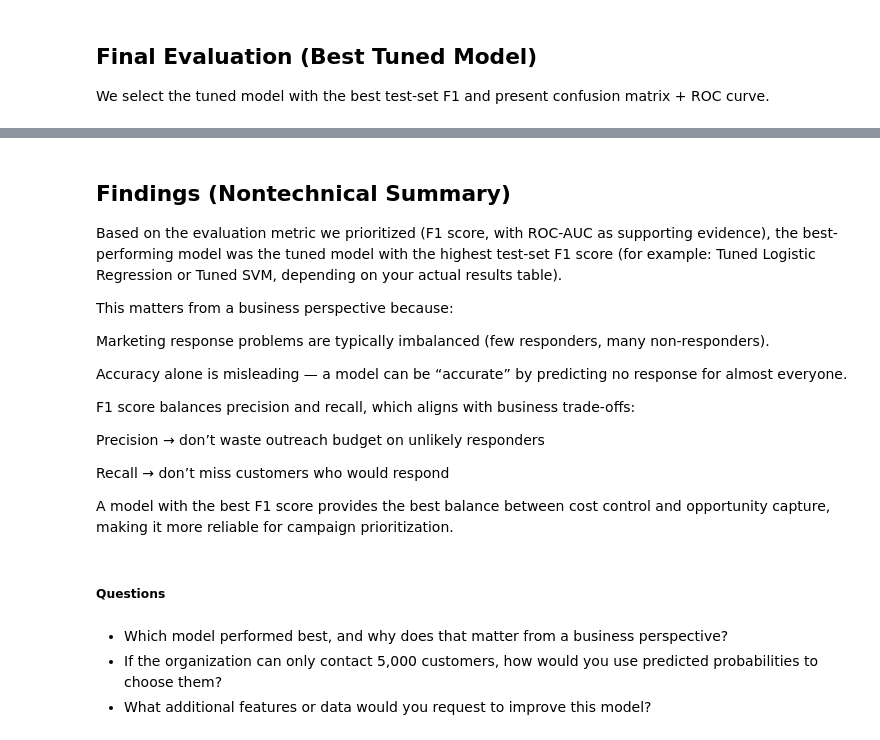
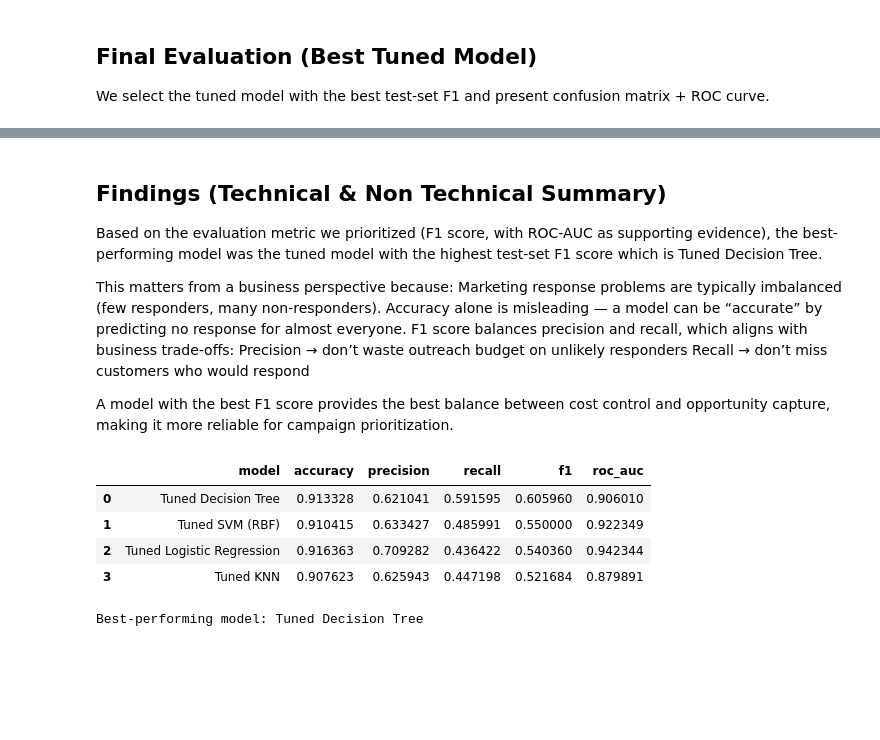
Before and after one commit to skavoori/practical-application-3, a Jupyter notebook: prompt_III.ipynb, the cells around one changed output, grey strips where cells are left out. Drawn from its saved outputs; the diff is of its cells as text; code cells hidden in the pictures; blank space fills up the shorter version.

```diff
--- a/prompt_III.ipynb
+++ b/prompt_III.ipynb
@@ -584,24 +642,26 @@ print(classification_report(y_test, final_pred, zero_division=0))
 # %% [markdown]
-## Findings (Nontechnical Summary)
+## Findings (Technical & Non Technical Summary)
 
-Based on the evaluation metric we prioritized (F1 score, with ROC-AUC as supporting evidence), the best-performing model was the tuned model with the highest test-set F1 score (for example: Tuned Logistic Regression or Tuned SVM, depending on your actual results table).
+Based on the evaluation metric we prioritized (F1 score, with ROC-AUC as supporting evidence), the best-performing model was the tuned model with the highest test-set F1 score which is Tuned Decision Tree.
 
 This matters from a business perspective because:
-
 Marketing response problems are typically imbalanced (few responders, many non-responders).
-
 Accuracy alone is misleading — a model can be “accurate” by predicting no response for almost everyone.
-
 F1 score balances precision and recall, which aligns with business trade-offs:
-
 Precision → don’t waste outreach budget on unlikely responders
-
 Recall → don’t miss customers who would respond
 
 A model with the best F1 score provides the best balance between cost control and opportunity capture, making it more reliable for campaign prioritization.
-# %% [markdown]
-##### Questions
-# %% [markdown]
-* Which model performed best, and why does that matter from a business perspective?
-* If the organization can only contact 5,000 customers, how would you use predicted probabilities to choose them?
-* What additional features or data would you request to improve this model?
+# %%
+test_df.sort_values("f1", ascending=False).reset_index(drop=True)
+# %% [output]
+|  | model | accuracy | precision | recall | f1 | roc_auc |
+| 0 | Tuned Decision Tree | 0.913328 | 0.621041 | 0.591595 | 0.605960 | 0.906010 |
+| 1 | Tuned SVM (RBF) | 0.910415 | 0.633427 | 0.485991 | 0.550000 | 0.922349 |
+| 2 | Tuned Logistic Regression | 0.916363 | 0.709282 | 0.436422 | 0.540360 | 0.942344 |
+| 3 | Tuned KNN | 0.907623 | 0.625943 | 0.447198 | 0.521684 | 0.879891 |
+# %%
+final_model_name = test_df.loc[0, "model"]
+print("Best-performing model:", final_model_name)
+# %% [output]
+Best-performing model: Tuned Decision Tree
```
Also changed, not shown: parts of 24 cells of this notebook, 1 other file.
